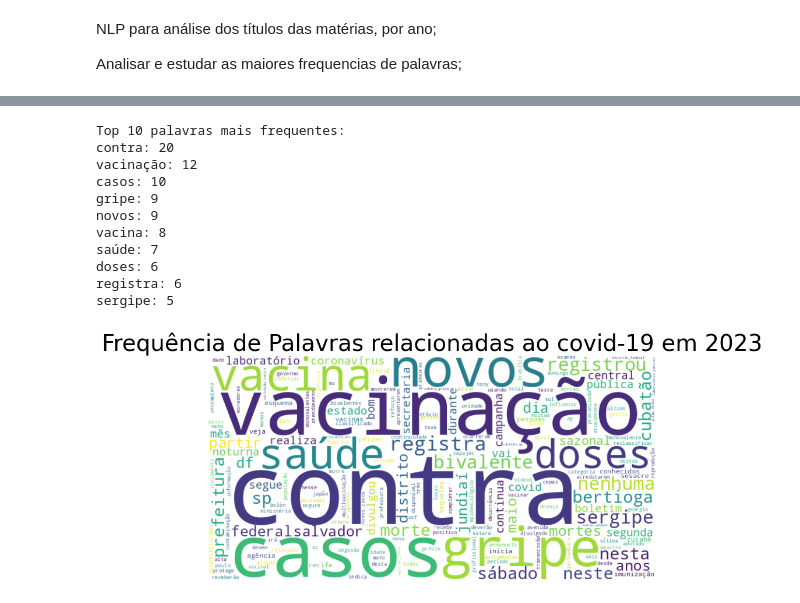
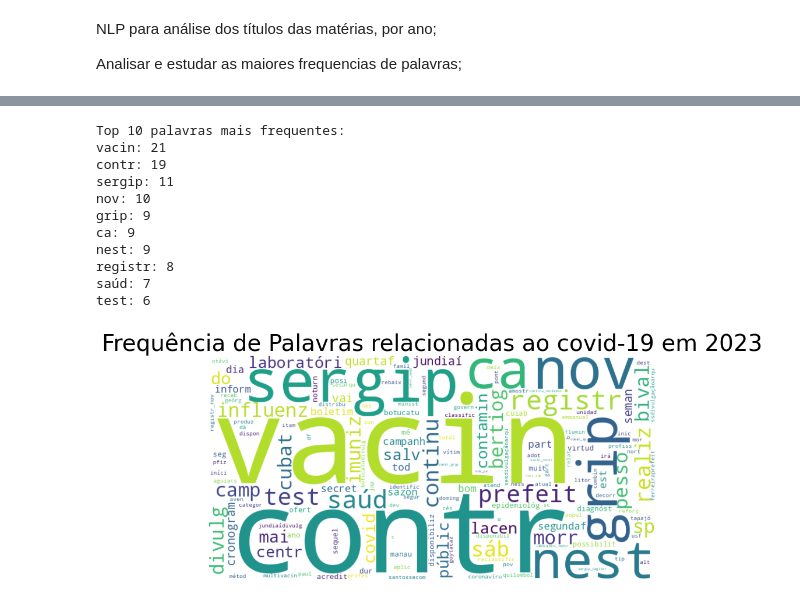
Before and after one commit to Marcll0/Python, a Jupyter notebook: NLP_G1_covid19.ipynb, the cells around one changed output, grey strips where cells are left out. Cells and saved outputs as stored; diff of their text form; code cells hidden in the pictures.

```diff
--- a/NLP_G1_covid19.ipynb
+++ b/NLP_G1_covid19.ipynb
@@ -291,47 +332,61 @@ confirmou: 4
 # %%
-## pré processamento e limpeza
+# 1. Segmentação de sentenças
+sentencas = sent_tokenize(títulos_2023.lower(), language='portuguese')
 
-palavras = word_tokenize(títulos_2023.lower())  # transforma em minúsculas e separa palavras
-palavras_filtradas = [
-    p for p in palavras
-    if p.isalpha() and p not in stopwords.words('portuguese')
-]
+# 2. Remoção de pontuação + 3. Tokenização
+tokens = []
+for sent in sentencas:
+    sent_sem_pontuacao = sent.translate(str.maketrans('', '', string.punctuation))
+    tokens.extend(word_tokenize(sent_sem_pontuacao, language='portuguese'))
 
-# Unigramas (palavras únicas)
-frequencia_unigramas = Counter(palavras_filtradas)
+# 4. Remoção de stopwords
+stopwords_pt = stopwords.words('portuguese')
+tokens_filtrados = [t for t in tokens if t.isalpha() and t not in stopwords_pt]
 
-# Bigramas (duplas de palavras)
-finder = BigramCollocationFinder.from_words(palavras_filtradas)
+# 5. Stemming
+stemmer = RSLPStemmer()
+tokens_stem = [stemmer.stem(t) for t in tokens_filtrados]
+
+# 6. Lematização (limitada para português usando WordNet)
+lemmatizer = WordNetLemmatizer()
+tokens_lematizados = [lemmatizer.lemmatize(t) for t in tokens_stem]  # Alternativa melhor: usar spaCy pt_core_news_sm
+
+# Frequência de unigramas
+frequencia_unigramas = Counter(tokens_lematizados)
+
+# Bigramas
+finder = BigramCollocationFinder.from_words(tokens_lematizados)
 bigrams = finder.nbest(BigramAssocMeasures.likelihood_ratio, 10)
 bigrams_formatados = ['_'.join(b) for b in bigrams]
 
-# Frequência dos bigramas (pode refinar com counts se quiser)
 frequencia_bigramas = Counter(bigrams_formatados)
 
-# Junta tudo
+# Junta unigramas + bigramas
 frequencia_total = frequencia_unigramas + frequencia_bigramas
 
+# Exibe as 10 mais frequentes
 print("Top 10 palavras mais frequentes:")
 for palavra, freq in frequencia_total.most_common(10):
     print(f"{palavra}: {freq}")
 
+# WordCloud
 wc = WordCloud(width=800, height=400, background_color='white').generate_from_frequencies(frequencia_total)
-plt.figure(figsize=(10,5))
+plt.figure(figsize=(10, 5))
 plt.imshow(wc, interpolation='bilinear')
 plt.axis("off")
 plt.title("Frequência de Palavras relacionadas ao covid-19 em 2023", fontsize=28, loc='center')
 plt.show()
 # %% [output]
 Top 10 palavras mais frequentes:
-contra: 20
-vacinação: 12
-casos: 10
-gripe: 9
-novos: 9
-vacina: 8
-saúde: 7
-doses: 6
-registra: 6
-sergipe: 5
+vacin: 21
+contr: 19
+sergip: 11
+nov: 10
+grip: 9
+ca: 9
+nest: 9
+registr: 8
+saúd: 7
+test: 6
-[figure, old version]
+[figure, new version]
 # %%
```
Also changed, not shown: parts of 8 cells of this notebook.
